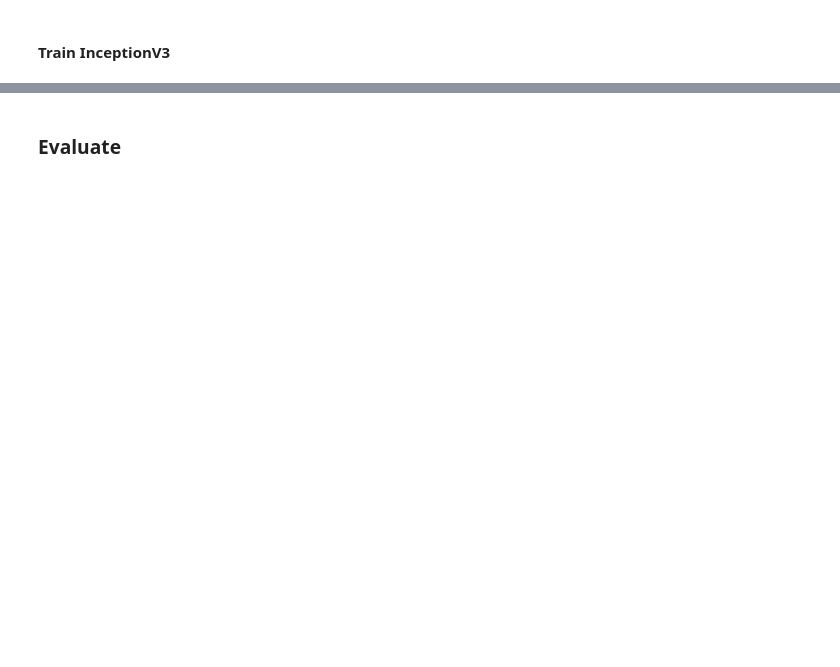
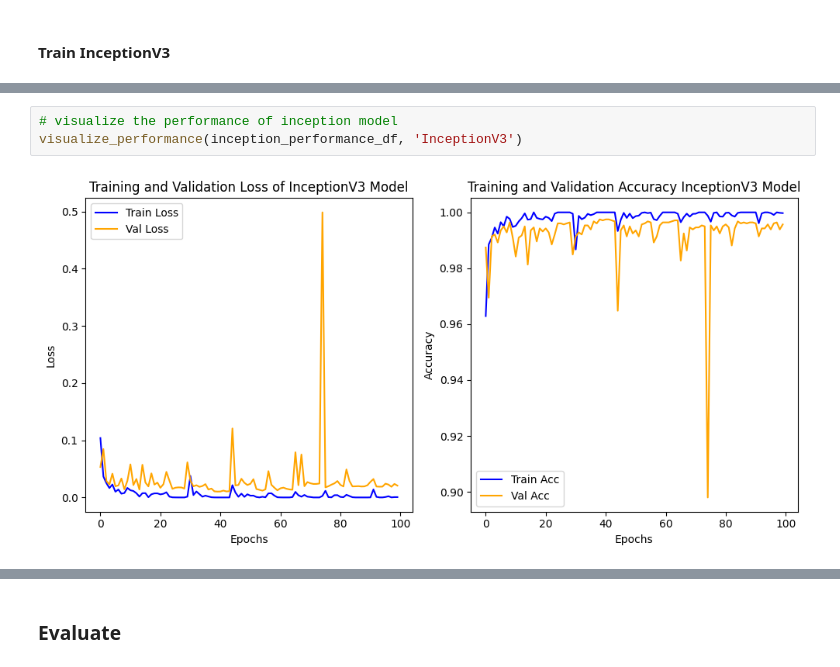
Before and after one commit to armyza2540/COVID-19-Prediction-using-CXR-Images, a Jupyter notebook: covid_prediction.ipynb, the cells around one changed output, grey strips where cells are left out. Saved outputs shown, nothing was run; the diff lists cells and outputs as text; blank space fills up the shorter version.

```diff
--- a/covid_prediction.ipynb
+++ b/covid_prediction.ipynb
@@ -533,0 +683,5 @@ Epoch [10/100] Loss: 0.0126, Acc: 0.9952 | Val Loss: 0.0578, Val Acc: 0.9842
+# %%
+# visualize the performance of inception model
+visualize_performance(inception_performance_df, 'InceptionV3')
+# %% [output]
+[figure, added]
```
Also changed, not shown: parts of 54 cells of this notebook.
